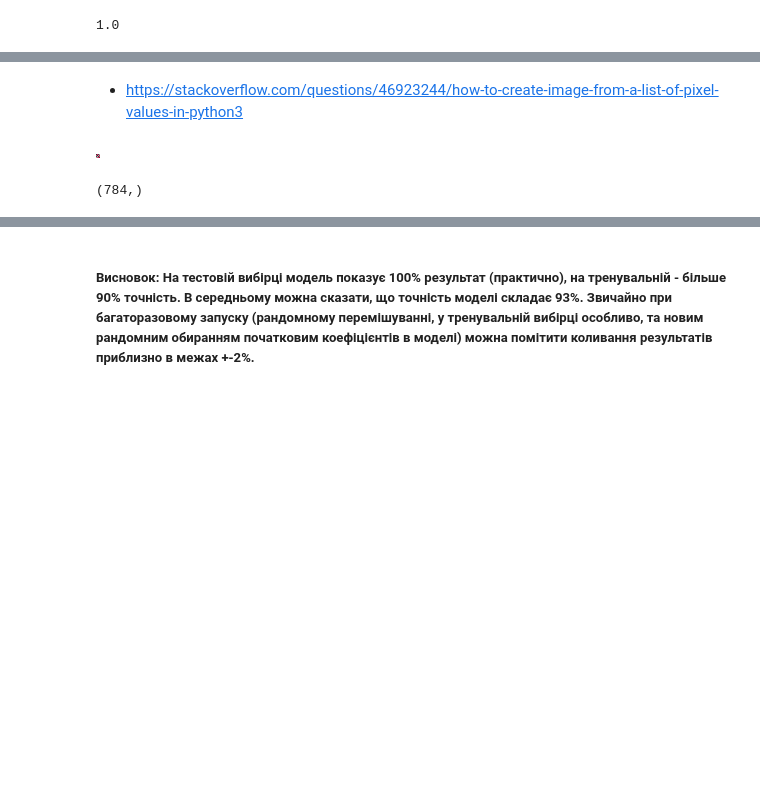
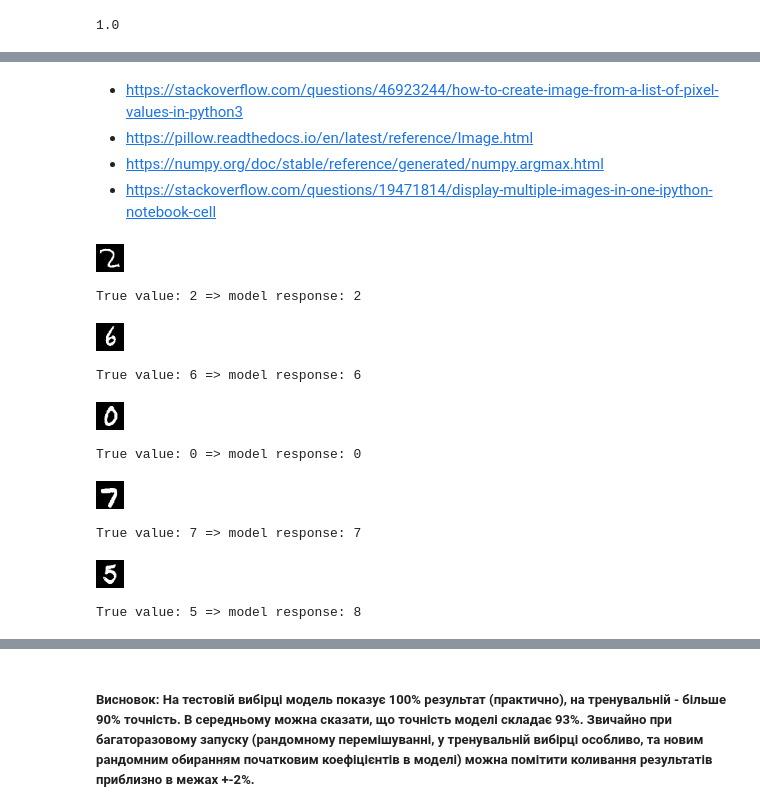
Before and after one commit to DenysTantsiura/datas, a Jupyter notebook: Hw_8/tensorflow_mnist_hw8.ipynb, the cells around one changed output, grey strips where cells are left out. Saved outputs shown, nothing was run; the diff lists cells and outputs as text; code cells hidden in the pictures; blank space fills up the shorter version.

```diff
--- a/Hw_8/tensorflow_mnist_hw8.ipynb
+++ b/Hw_8/tensorflow_mnist_hw8.ipynb
@@ -296,26 +295,28 @@ accuracy_NN_test
 # %% [markdown]
 - https://stackoverflow.com/questions/46923244/how-to-create-image-from-a-list-of-pixel-values-in-python3
+- https://pillow.readthedocs.io/en/latest/reference/Image.html
+- https://numpy.org/doc/stable/reference/generated/numpy.argmax.html
+- https://stackoverflow.com/questions/19471814/display-multiple-images-in-one-ipython-notebook-cell
 # %%
 from PIL import Image
-# %%
-pixels = [
-   [(54, 54, 54), (232, 23, 93), (71, 71, 71), (168, 167, 167)],
-   [(204, 82, 122), (54, 54, 54), (168, 167, 167), (232, 23, 93)],
-   [(71, 71, 71), (168, 167, 167), (54, 54, 54), (204, 82, 122)],
-   [(168, 167, 167), (204, 82, 122), (232, 23, 93), (54, 54, 54)]
-]
-
-# Convert the pixels into an array using numpy
-array = np.array(pixels, dtype=np.uint8)
-
-# Use PIL to create an image from the new array of pixels
-new_image = Image.fromarray(array)
-# new_image.save('new.png')
-new_image
-# %% [output]
-[figure, removed]
-# %%
-for q, qq in test_data.take(1):
-    print(q.numpy()[1].shape)
-# %% [output]
-(784,)
+# %%
+def print_NN_results(nn, test_data) -> None:
+    for x_t, y_t in test_data.take(1):
+        for sample in range(test_data.take(1).get_single_element()[1].numpy().shape[0]):
+            img = Image.fromarray((x_t.numpy()[sample].reshape(28, 28) * 255).astype(np.uint8))
+            display(img)  # uses buildin display
+            pred = nn(x_t).numpy()[sample]
+            print(f'True value: {y_t[sample]} => model response: {np.argmax(pred)}\n\n')
+# %%
+print_NN_results(neural_net, test_data)
+# %% [output]
+[figure, added]
+True value: 2 => model response: 2
+[figure, added]
+True value: 6 => model response: 6
+[figure, added]
+True value: 0 => model response: 0
+[figure, added]
+True value: 7 => model response: 7
+[figure, added]
+True value: 5 => model response: 8
```
Also changed, not shown: parts of 11 cells of this notebook, 2 other files.
